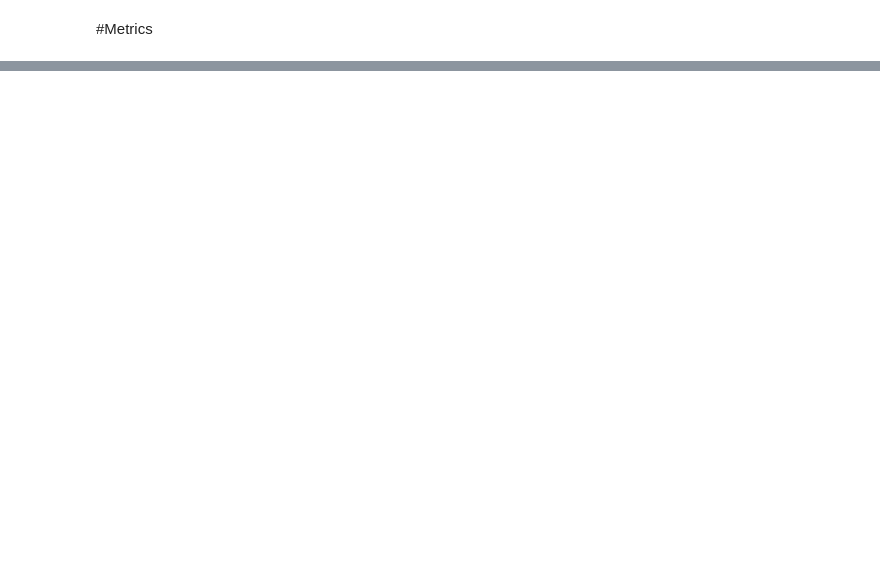
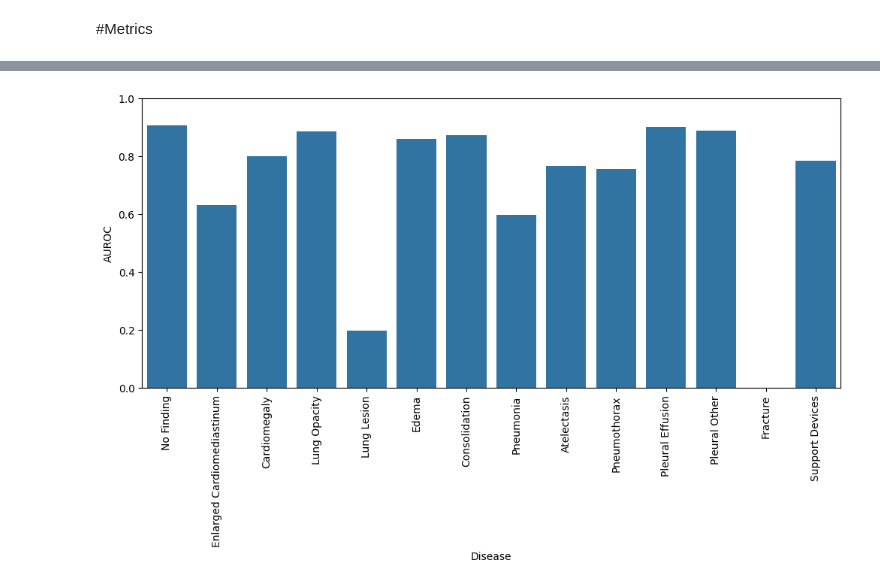
Before and after one commit to adityab-tech/Prism, a Jupyter notebook: chexpert_adi_k.ipynb, the cells around one changed output, grey strips where cells are left out. Drawn from its saved outputs; the diff is of its cells as text; code cells hidden in the pictures; blank space fills up the shorter version.

```diff
--- a/chexpert_adi_k.ipynb
+++ b/chexpert_adi_k.ipynb
@@ -1089,0 +1144,2 @@ net.load_state_dict(torch.load("best_biomedclip_chexpert.pth"))
+# %%
+pred_binary = (predictions >= 0.5).astype(int)
@@ -1089,0 +1182,19 @@ net.load_state_dict(torch.load("best_biomedclip_chexpert.pth"))
+# %%
+aurocs = []
+for i in range(len(label_cols)):
+    try:
+        score = roc_auc_score(
+            targets[:, i],
+            predictions[:, i]
+        )
+    except:
+        score = np.nan
+    aurocs.append(score)
+# %%
+results = pd.DataFrame({
+    "Disease": label_cols,
+    "AUROC": aurocs
+})
+display(results)
+print()
+print("Mean AUROC :", np.nanmean(aurocs))
@@ -1089,0 +1218,11 @@ net.load_state_dict(torch.load("best_biomedclip_chexpert.pth"))
+# %%
+f1s = []
+for i in range(len(label_cols)):
+    score = f1_score(
+        targets[:,i],
+        pred_binary[:,i],
+        zero_division=0
+    )
+    f1s.append(score)
+results["F1"] = f1s
+display(results)
@@ -1089,0 +1289,9 @@ net.load_state_dict(torch.load("best_biomedclip_chexpert.pth"))
+# %%
+plt.figure(figsize=(12,5))
+sns.barplot(data=results,x="Disease",y="AUROC")
+
+plt.xticks(rotation=90)
+plt.ylim(0,1)
+plt.show()
+# %% [output]
+[figure, added]
```
Also changed, not shown: parts of 13 cells of this notebook.
